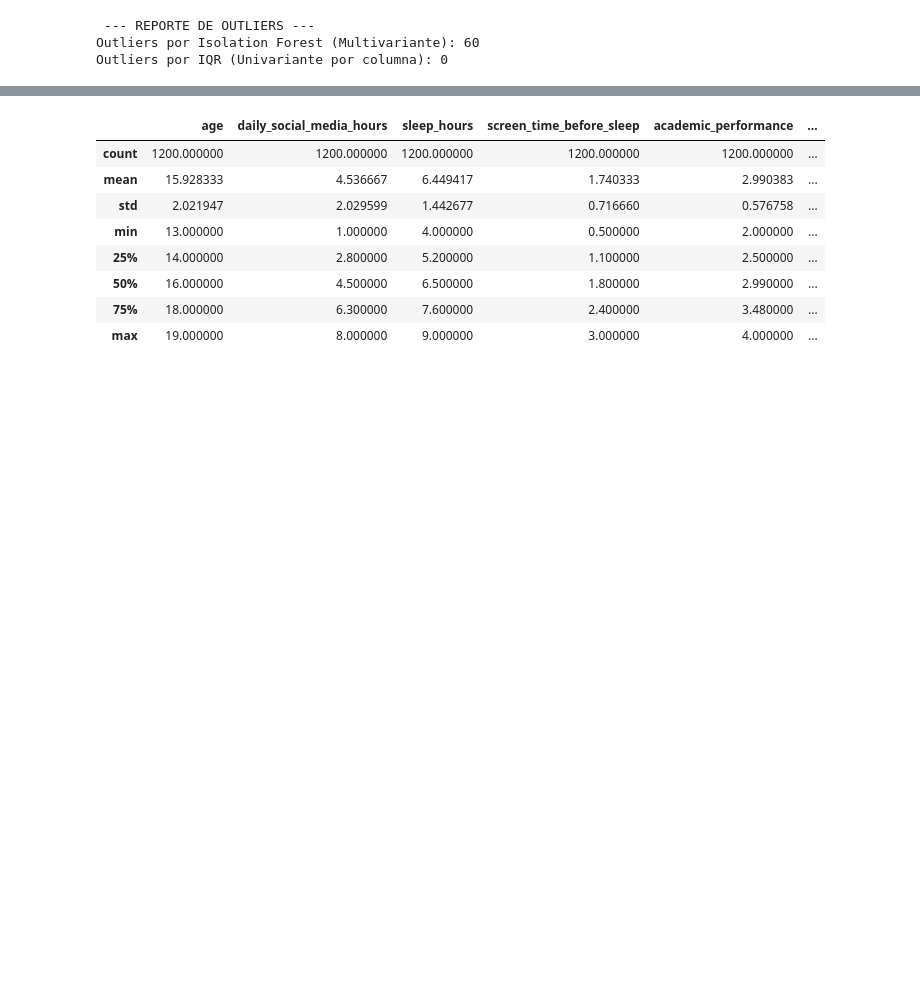
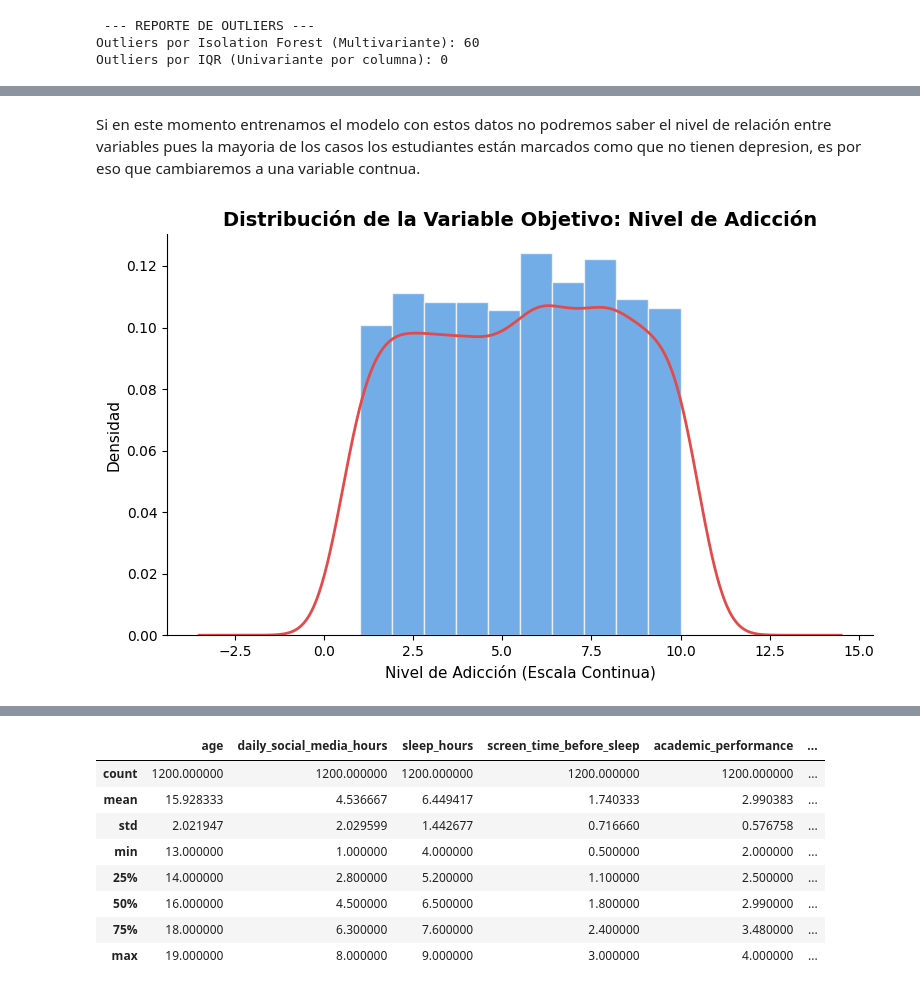
Before and after one commit to Bootcamp-DA-P2/proyecto7-regression-grupo5, a Jupyter notebook: 2.ipynb, the cells around one changed output, grey strips where cells are left out. Drawn from its saved outputs; the diff is of its cells as text; code cells hidden in the pictures; blank space fills up the shorter version.

```diff
--- a/2.ipynb
+++ b/2.ipynb
@@ -187,0 +247,24 @@ Passing `palette` without assigning `hue` is deprecated and will be removed in v
+# %% [markdown]
+Si en este momento entrenamos el modelo con estos datos no podremos saber el nivel de relación entre variables pues la mayoria de los casos los estudiantes están marcados como que no tienen depresion, es por eso que cambiaremos a una variable contnua.
+# %%
+# 2. Configurar el lienzo para un solo gráfico limpio
+fig, ax = plt.subplots(figsize=(8, 5))
+
+# 3. Graficar Histograma + KDE usando Pandas
+# 'density=True' es vital para que la curva del KDE se pueda dibujar a la misma escala
+df['addiction_level'].plot(kind='hist', bins=10, density=True, ax=ax,
+                           color='#378ADD', edgecolor='white', alpha=0.7)
+
+df['addiction_level'].plot(kind='kde', ax=ax, color='#E24B4A', linewidth=2)
+
+# 4. Estética y etiquetas (¡Siempre pensando en que el negocio lo entienda!)
+ax.set_title('Distribución de la Variable Objetivo: Nivel de Adicción', fontsize=14, fontweight='bold')
+ax.set_xlabel('Nivel de Adicción (Escala Continua)', fontsize=11)
+ax.set_ylabel('Densidad', fontsize=11)
+ax.spines[['top', 'right']].set_visible(False) # Limpiamos líneas innecesarias
+
+# 5. Mostrar en pantalla directamente
+plt.tight_layout()
+plt.show()
+# %% [output]
+[figure, added]
```
Also changed, not shown: parts of 21 cells of this notebook, 1 other file.
